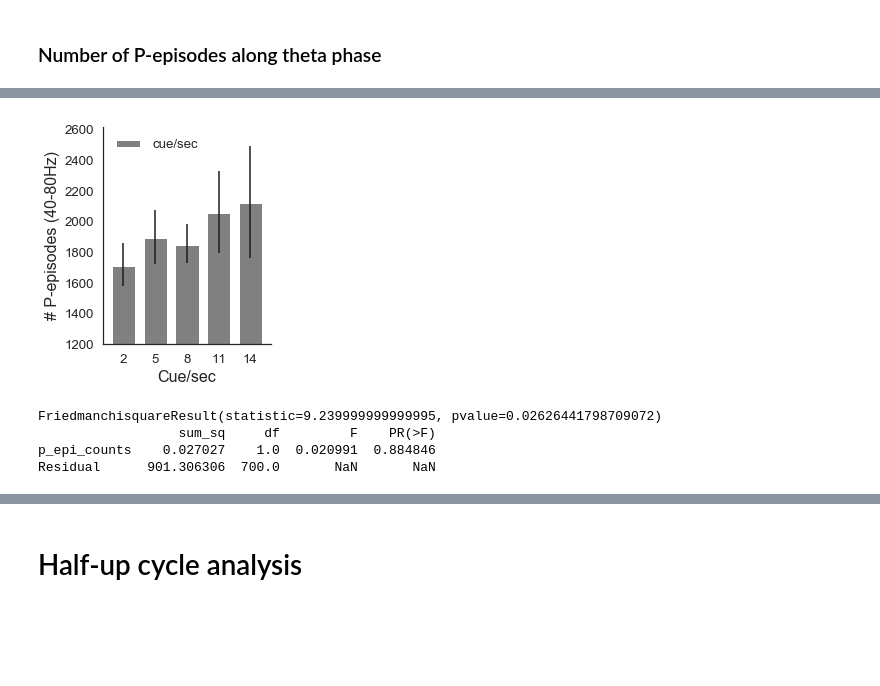
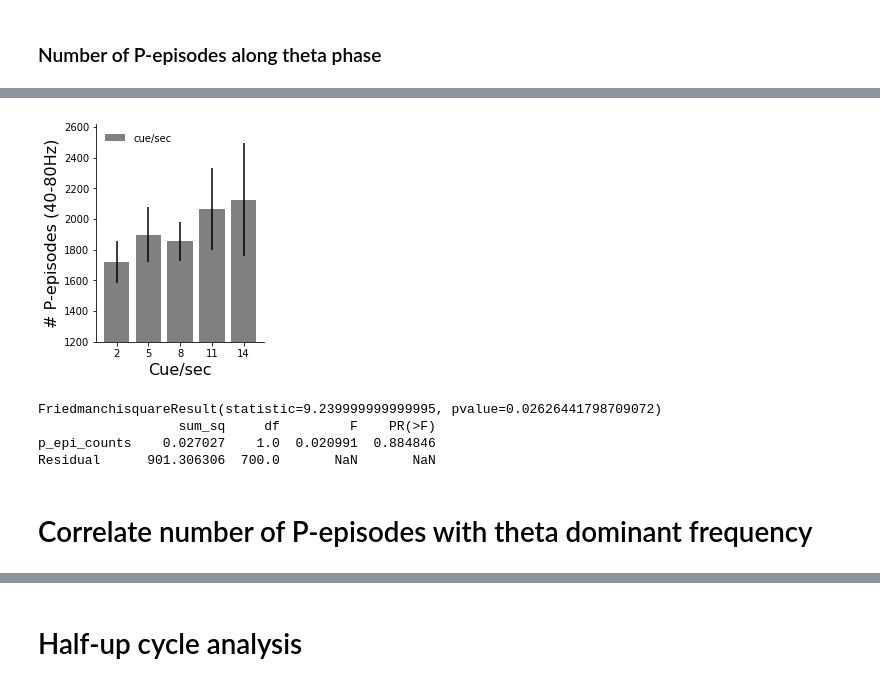
Before and after one commit to DiogoSantosPata/normaliser, a Jupyter notebook: V2_Analisys.ipynb, the cells around one changed output, grey strips where cells are left out. Cells and saved outputs as stored; diff of their text form; code cells hidden in the pictures; blank space fills up the shorter version.

```diff
--- a/V2_Analisys.ipynb
+++ b/V2_Analisys.ipynb
@@ -106,7 +108,7 @@ def hilbert_transform_get_component(tmp_lfp_notch, fs, low_amp_freq,high_amp_fre
     if component == 'phase':
 
         raw_band = raw.copy()
-        raw_band.filter(low_amp_freq,high_amp_freq, l_trans_bandwidth=2., h_trans_bandwidth=2., fir_design='firwin')
+        raw_band.filter(low_amp_freq,high_amp_freq, l_trans_bandwidth=2., h_trans_bandwidth=2., fir_design='firwin', verbose=False)
         raw_hilb = raw_band.copy()
         hilb_picks = mne.pick_types(raw_band.info, meg=False, eeg=True)
         raw_hilb.apply_hilbert(hilb_picks)
@@ -118,7 +120,7 @@ def hilbert_transform_get_component(tmp_lfp_notch, fs, low_amp_freq,high_amp_fre
 
 
         raw_band = raw.copy()
-        raw_band.filter(low_amp_freq,high_amp_freq, l_trans_bandwidth=2., h_trans_bandwidth=2., fir_design='firwin')
+        raw_band.filter(low_amp_freq,high_amp_freq, l_trans_bandwidth=2., h_trans_bandwidth=2., fir_design='firwin', verbose=False)
         raw_hilb = raw_band.copy()
         hilb_picks = mne.pick_types(raw_band.info, meg=False, eeg=True)
         raw_hilb.apply_hilbert(hilb_picks)
@@ -1641,29 +1675,29 @@ plt.plot( np.cos(xx) )
 # %%
 fig = plt.figure()
 ax = fig.add_subplot(111)
 fig.set_figheight(4)
 fig.set_figwidth(3)
-sns.set(font_scale=1.2, style='white')
+# sns.set(font_scale=1.2, style='white')
 
 mmm = np.median(log_p_episodes.groupby(['cuesec_w','sub']).median()['p_epi_counts'].unstack().T.values,axis=0)
 sss = stats.sem(log_p_episodes.groupby(['cuesec_w','sub']).median()['p_epi_counts'].unstack().T.values,axis=0)
 
 # plt.bar(  np.linspace(2,14,mmm.size), mmm, yerr=sss, label='cue/sec', linewidth=3, color=plo['cuesec_color'] )
 plt.bar(  np.arange(5), mmm, yerr=sss, label='cue/sec', linewidth=3, color=plo['cuesec_color'] )
 plt.ylim(1200)
 
 ax.spines['right'].set_visible(False)
 ax.spines['top'].set_visible(False)
 plt.sca(ax)
 plt.legend( frameon=False, loc='upper left')
 plt.xlabel('Cue/sec', fontsize=16)
 plt.ylabel('# P-episodes (' +str(low_amp_freq)+'-'+str(high_amp_freq)+'Hz)'     , fontsize=16)
 # plt.xticks(range(3), ['Low','Med','High']);
 # plt.xticks(np.arange(mmm.size), np.linspace(2,14,mmm.size).astype(int) );
 plt.xticks(  range(5), np.linspace(2,14,mmm.size).astype(int) );
 # plt.ylim(38.7,39.2)
 # %% [output]
-[figure, old version]
+[figure, new version]
 # %%
 mmm = log_p_episodes.groupby(['cuesec_w','sub']).median()['p_epi_counts'].unstack().T
 mmm_np = mmm.to_numpy()
@@ -1675,6 +1709,8 @@ FriedmanchisquareResult(statistic=9.239999999999995, pvalue=0.02626441798709072)
                   sum_sq     df         F    PR(>F)
 p_epi_counts    0.027027    1.0  0.020991  0.884846
 Residual      901.306306  700.0       NaN       NaN
+# %% [markdown]
+# Correlate number of P-episodes with theta dominant frequency
 # %%
 mmm_epi = log_p_episodes.groupby(['cuesec_w','sub']).median()['p_epi_counts'].unstack().to_numpy()[:,:-1]
 mmm_dom = subs_psd.groupby(['csw','sub']).median()['peakkss'].unstack().to_numpy()[:,:-1]
```
Also changed, not shown: parts of 30 cells of this notebook.
